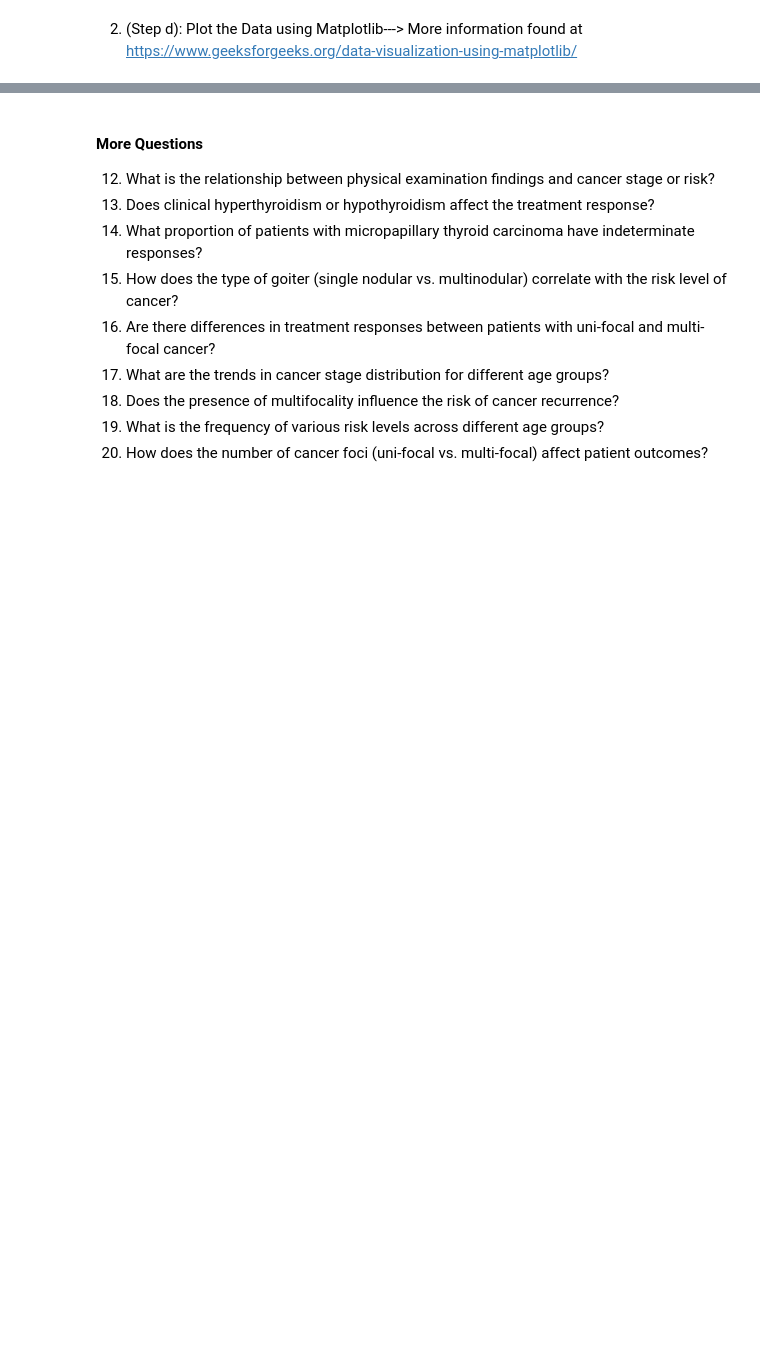
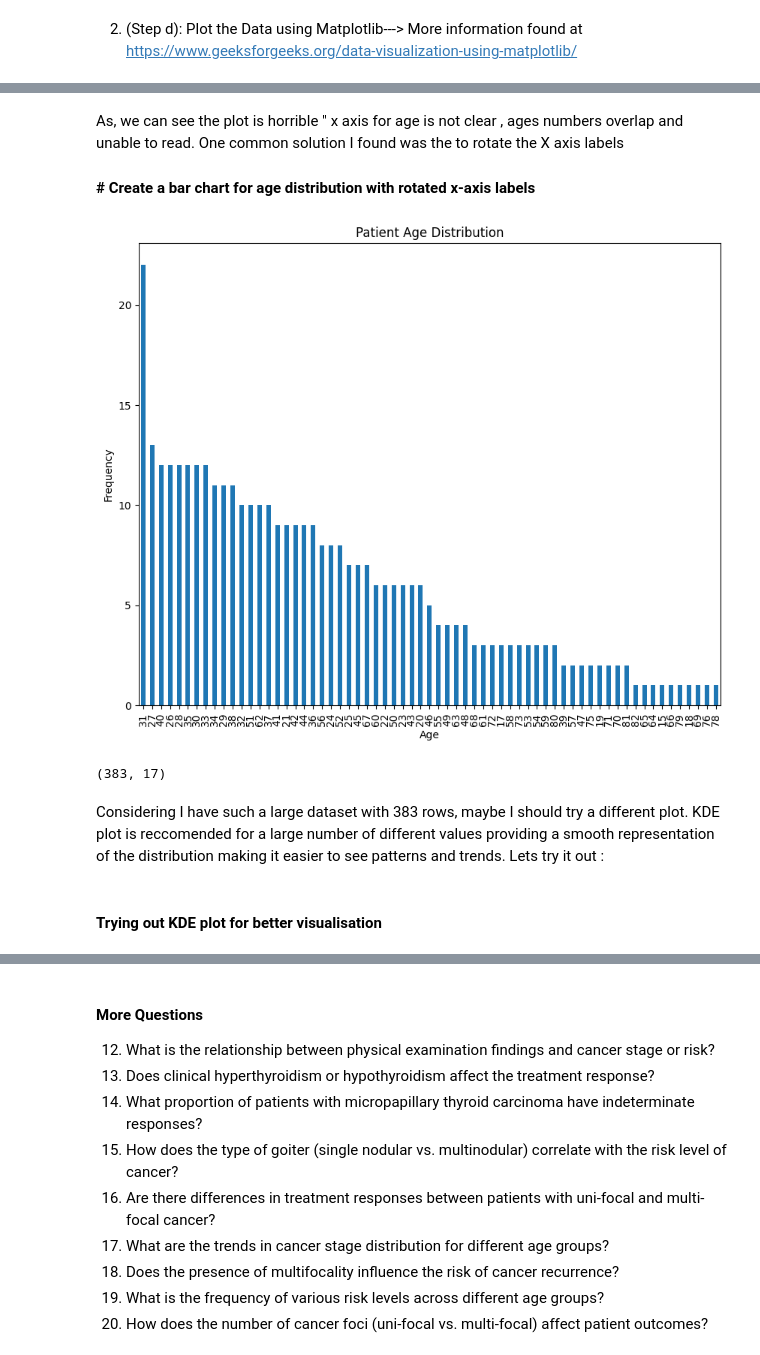
Before and after one commit to Angeliki1983/-Differentiated-Thyroid-Cancer-Recurrence, a Jupyter notebook: Thyroid_Cancer_Analysis.ipynb, the cells around one changed output, grey strips where cells are left out. Saved outputs shown, nothing was run; the diff lists cells and outputs as text; code cells hidden in the pictures; blank space fills up the shorter version.

```diff
--- a/Thyroid_Cancer_Analysis.ipynb
+++ b/Thyroid_Cancer_Analysis.ipynb
@@ -140,0 +166,34 @@ First Lets ensure we have matplotlib installed
+# %% [markdown]
+As, we can see the plot is horrible " x axis for age is not clear , ages numbers overlap and unable to read. One common solution I found was the to rotate the X axis labels
+
+#### # Create a bar chart for age distribution with rotated x-axis labels
+# %%
+# Increase the figure size for better spacing
+plt.figure(figsize= (10,8))
+
+# Creating a bar chart for Age distribution
+
+age_counts.plot(kind='bar')
+
+# set label for x Axis
+plt.xlabel("Age")
+
+# Set label for y Axis
+plt.ylabel("Frequency")
+
+# Adding title for hte chart
+plt.title("Patient Age Distribution")
+
+#Display the plot
+
+plt.show()
+# %% [output]
+[figure, added]
+# %%
+df.shape
+# %% [output]
+(383, 17)
+# %% [markdown]
+Considering I have such a large dataset with 383 rows, maybe I should try a different plot. KDE plot is reccomended for a large number of different values providing a smooth representation of the distribution making it easier to see patterns and trends. Lets try it out :
+# %% [markdown]
+#### Trying out KDE plot for better visualisation
```
Also changed, not shown: parts of 8 cells of this notebook.
